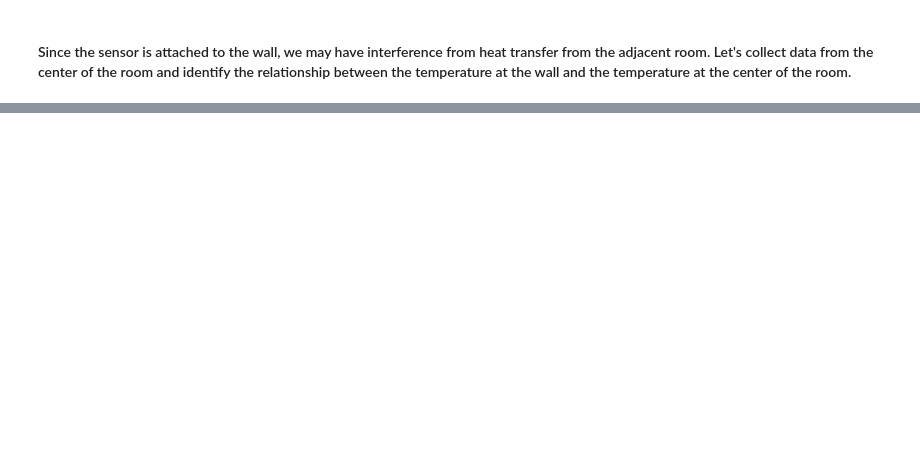
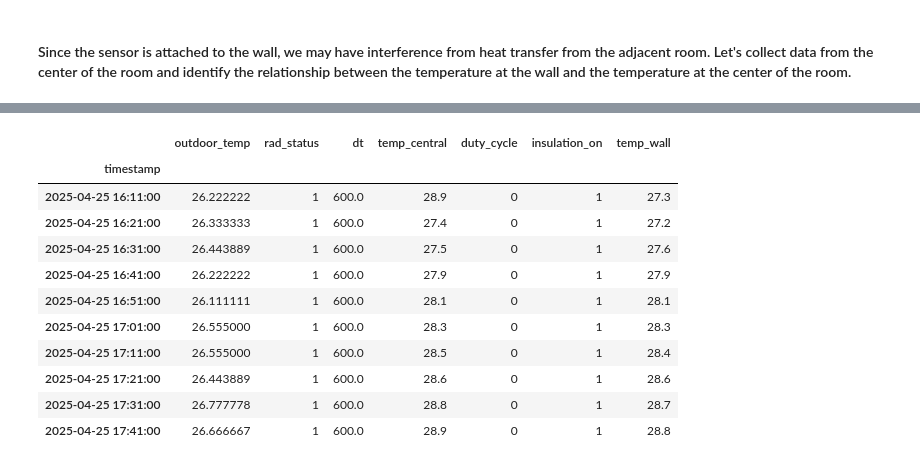
Before and after one commit to adwoama/retrofit-radiator, a Jupyter notebook: analysis/Modeling1.ipynb, the cells around one changed output, grey strips where cells are left out. Cells and saved outputs as stored; diff of their text form; code cells hidden in the pictures; blank space fills up the shorter version.

```diff
--- a/analysis/Modeling1.ipynb
+++ b/analysis/Modeling1.ipynb
@@ -678,10 +664,37 @@ timestamp
 | 2025-04-24 21:44:00 | NaN | 13.3 | NaN | NaN | 41.1 | NaN | 1 | ... |
 | 2025-04-24 21:53:00 | NaN | NaN | 37.2 | NaN | NaN | 27.3 | 1 | ... |
 # %%
-print(df_sensor1.index.duplicated().sum())  # Count duplicate indexes
+selectedCols1 = ['outdoor_temp', 'rad_status', 'dt', 'temp_room', 'duty_cycle', 'insulation_on']  # Select the relevant columns
+selectedCols2 = ['outdoor_temp', 'rad_status', 'dt', 'temp_rad', 'duty_cycle', 'insulation_on']  # Select the radiator temperature column
+selectedCols3 = ['outdoor_temp', 'rad_status', 'dt', 'temp_central', 'duty_cycle', 'insulation_on']  # Select the radiator temperature column
+indoorTemp = 'temp_room'
+radTemp = 'temp_rad'
 
-print("\n\ndf_sensor1 index:")
-print(df_sensor1.index)
-print("df_radinfo2 index:")
-print(df_radinfo2.index)
+# Drop NaN values from the radiator temperature column
+df7 = df_sensor1[selectedCols2].dropna(subset=[radTemp])
+df7['dt'] = df7.index.to_series().diff().dt.total_seconds()  # Calculate the time difference in seconds
+df7 = df7.drop(df7.index[0])  # Drop the first row to avoid NaN in the first time difference
+
+# Drop rows with NaN values in the indoor temperature column
+df8 = df_sensor1[selectedCols1].dropna(subset=[indoorTemp])
+df8['dt'] = df8.index.to_series().diff().dt.total_seconds()  # Calculate the time difference in seconds
+df8 = df8.drop(df8.index[0])  # Drop the first row to avoid NaN in the first time difference
+
+df9 = df_sensor1[selectedCols3].dropna(subset=['temp_central'])
+df9['dt'] = df9.index.to_series().diff().dt.total_seconds()  # Calculate the time difference in seconds
+df9['temp_wall'] = 0
+
+# Iterate through df_sensor and find matching timestamps in df_radinfo
+for sensor_idx, sensor_row in df9.iterrows():
+    # Find rows in df_outdoor where the timestamp difference is less than 5 minutes
+    matching = df_sensor1.loc[abs(df_sensor1.index - sensor_idx) < pd.Timedelta(minutes=5)]
+    if not matching.empty:
+        # Take the first matching value (if multiple matches exist)
+        df9.at[sensor_idx, 'temp_wall'] = matching.iloc[0][indoorTemp]
+
+df9 = df9.drop(df9.index[0:4])  # Drop the first few rows of weird data
+
+df9.head(10)
+# df9.tail(10)
+# df8.head(10)
 # %% [output]
@@ -704,0 +701,12 @@ DatetimeIndex(['2025-04-24 18:43:00', '2025-04-24 18:44:00',
+|  | outdoor_temp | rad_status | dt | temp_central | duty_cycle | insulation_on | temp_wall |
+| timestamp |  |  |  |  |  |  |  |
+| 2025-04-25 16:11:00 | 26.222222 | 1 | 600.0 | 28.9 | 0 | 1 | 27.3 |
+| 2025-04-25 16:21:00 | 26.333333 | 1 | 600.0 | 27.4 | 0 | 1 | 27.2 |
+| 2025-04-25 16:31:00 | 26.443889 | 1 | 600.0 | 27.5 | 0 | 1 | 27.6 |
+| 2025-04-25 16:41:00 | 26.222222 | 1 | 600.0 | 27.9 | 0 | 1 | 27.9 |
+| 2025-04-25 16:51:00 | 26.111111 | 1 | 600.0 | 28.1 | 0 | 1 | 28.1 |
+| 2025-04-25 17:01:00 | 26.555000 | 1 | 600.0 | 28.3 | 0 | 1 | 28.3 |
+| 2025-04-25 17:11:00 | 26.555000 | 1 | 600.0 | 28.5 | 0 | 1 | 28.4 |
+| 2025-04-25 17:21:00 | 26.443889 | 1 | 600.0 | 28.6 | 0 | 1 | 28.6 |
+| 2025-04-25 17:31:00 | 26.777778 | 1 | 600.0 | 28.8 | 0 | 1 | 28.7 |
+| 2025-04-25 17:41:00 | 26.666667 | 1 | 600.0 | 28.9 | 0 | 1 | 28.8 |
```
Also changed, not shown: parts of 11 cells of this notebook.
